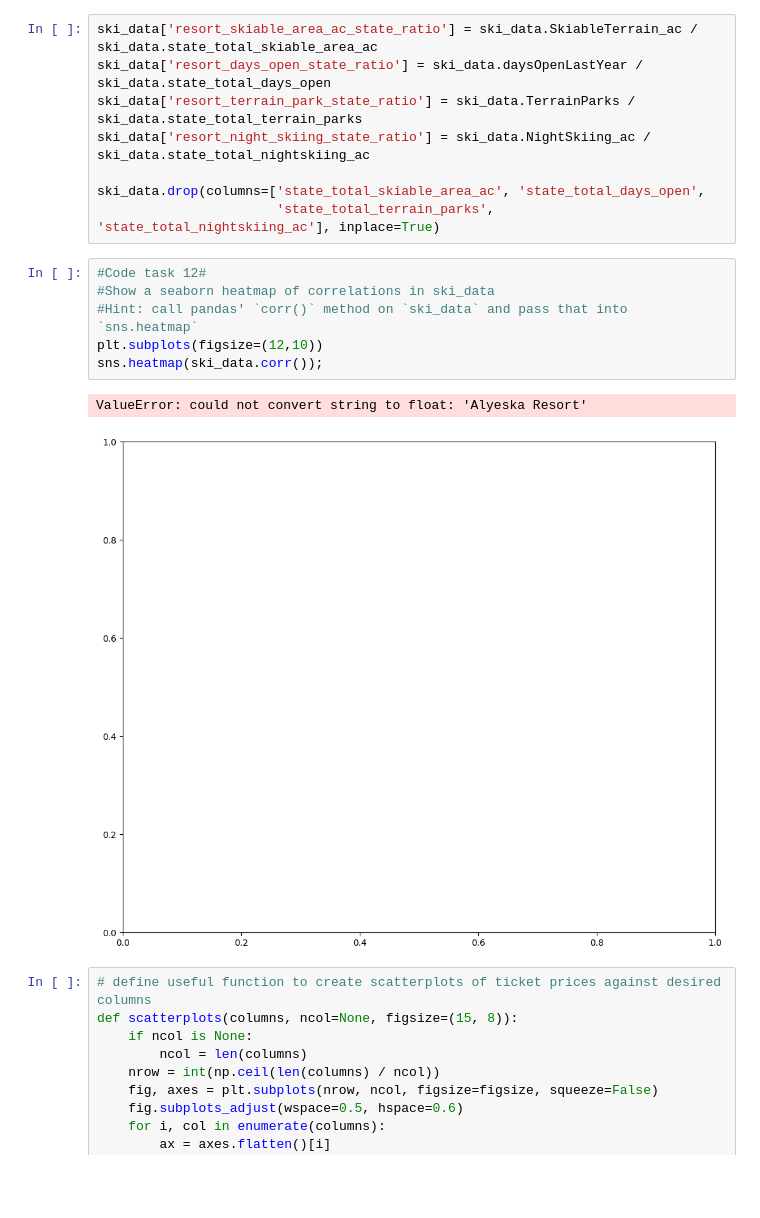
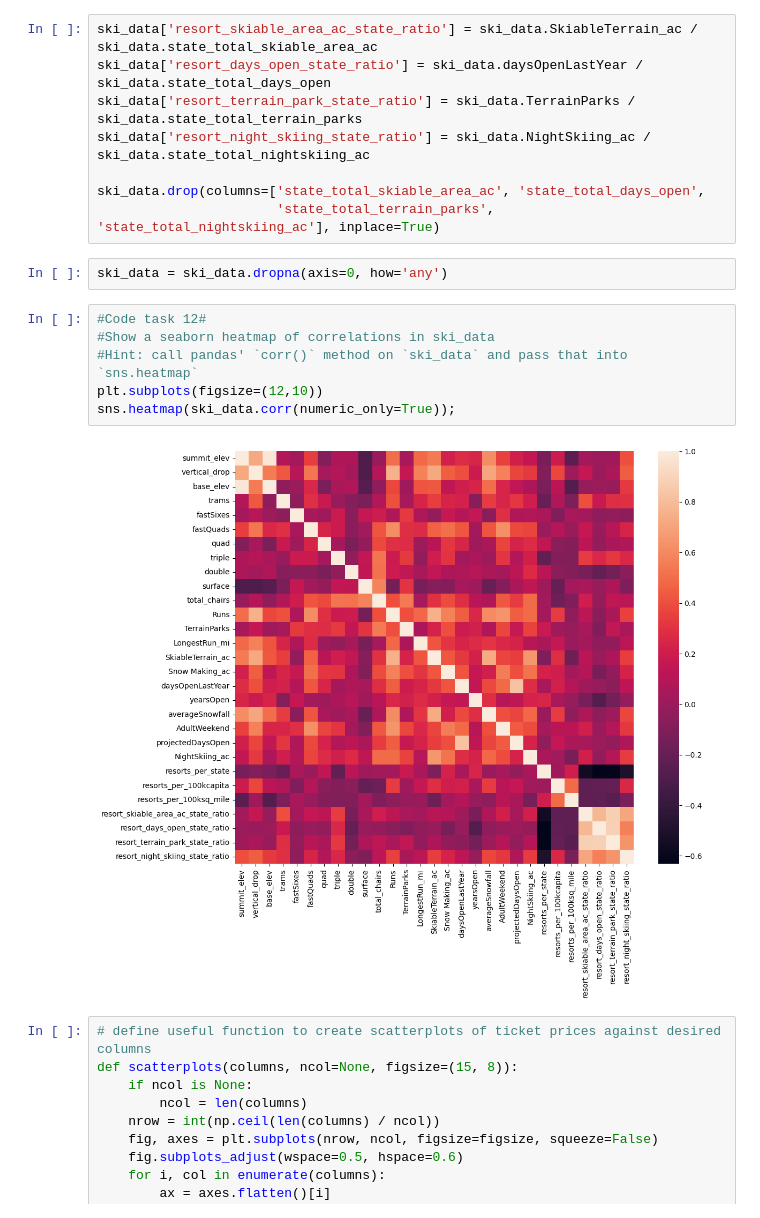
Before and after one commit to jkreider90/jk-two-repo, a Jupyter notebook: Jess_Kreider_03_Exploratory_Data_Analysis.ipynb, the cells around one changed output. Saved outputs shown, nothing was run; the diff lists cells and outputs as text; blank space fills up the shorter version.

Commit message:
Add files via upload
Updated Exploratory Data Analysis 10.30.2023

```diff
--- a/Jess_Kreider_03_Exploratory_Data_Analysis.ipynb
+++ b/Jess_Kreider_03_Exploratory_Data_Analysis.ipynb
@@ -507,15 +507,16 @@ ski_data['resort_night_skiing_state_ratio'] = ski_data.NightSkiing_ac / ski_data
 
 ski_data.drop(columns=['state_total_skiable_area_ac', 'state_total_days_open',
                        'state_total_terrain_parks', 'state_total_nightskiing_ac'], inplace=True)
+# %%
+ski_data = ski_data.dropna(axis=0, how='any')
 # %%
 #Code task 12#
 #Show a seaborn heatmap of correlations in ski_data
 #Hint: call pandas' `corr()` method on `ski_data` and pass that into `sns.heatmap`
 plt.subplots(figsize=(12,10))
-sns.heatmap(ski_data.corr());
+sns.heatmap(ski_data.corr(numeric_only=True));
 # %% [output]
-ValueError: could not convert string to float: 'Alyeska Resort'
-[figure, old version]
+[figure, new version]
 # %%
 # define useful function to create scatterplots of ticket prices against desired columns
 def scatterplots(columns, ncol=None, figsize=(15, 8)):
```
Also changed, not shown: parts of 3 cells of this notebook.
